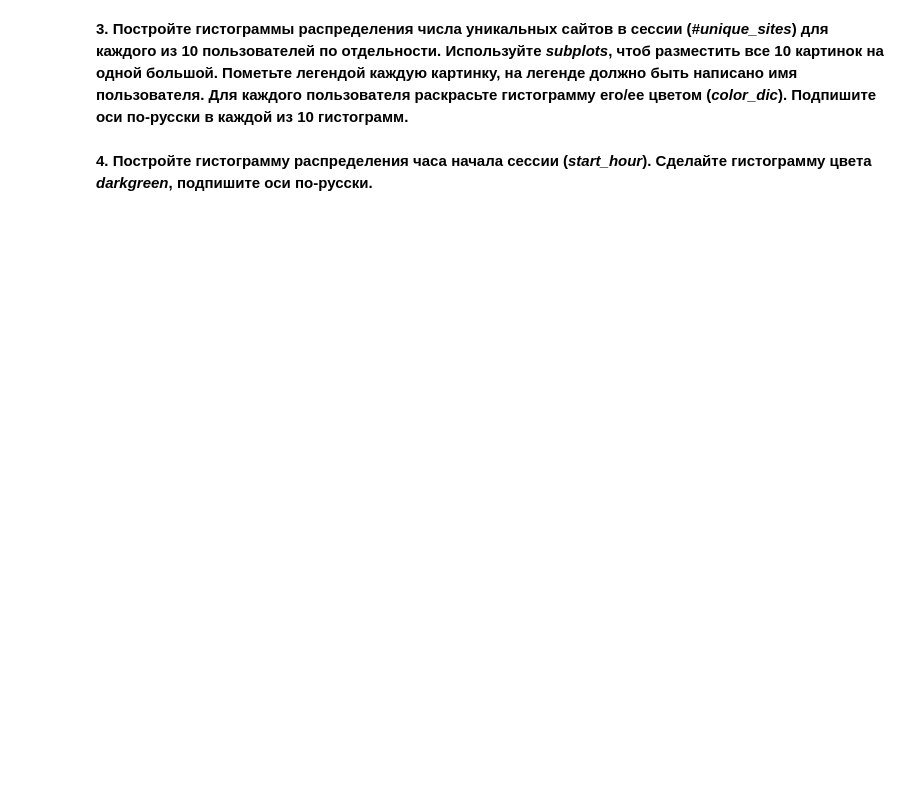
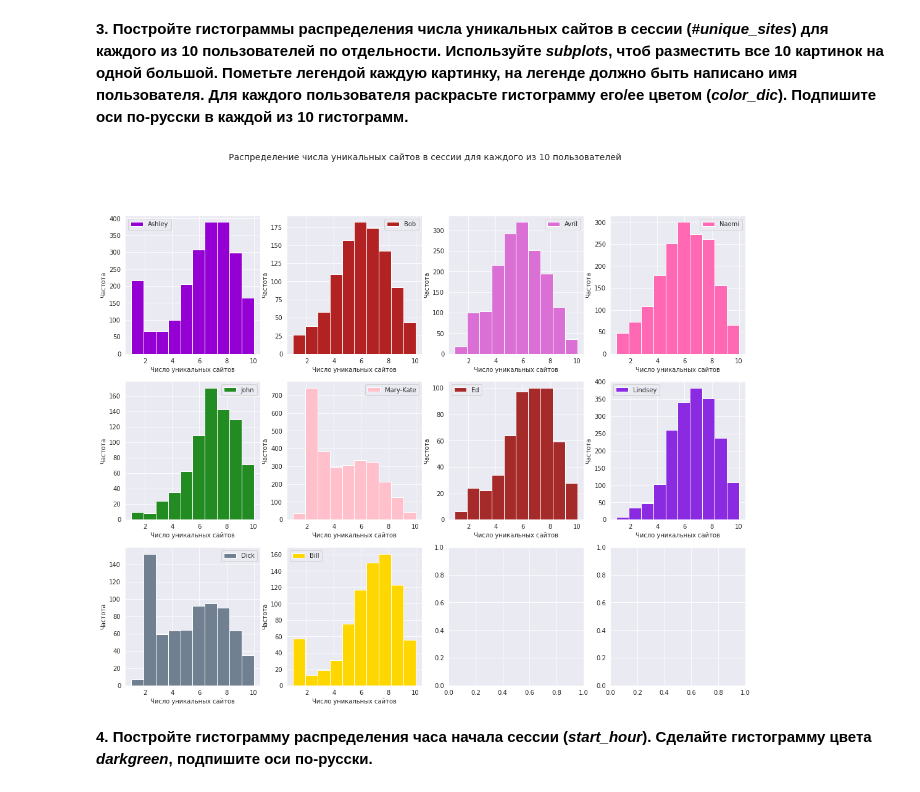
Before and after one commit to kryvokhyzha/capstone-user-identification, a Jupyter notebook: app/week3_original.ipynb, the cells around one changed output. Drawn from its saved outputs; the diff is of its cells as text; code cells hidden in the pictures; blank space fills up the shorter version.

```diff
--- a/app/week3_original.ipynb
+++ b/app/week3_original.ipynb
@@ -214,2 +247,20 @@ for idx, (user, sub_df) in  enumerate(pd.groupby(train_data_10users, 'user_id'))
+# %%
+ncols = 4
+nrows = 3
+fig, axes = plt.subplots(nrows=nrows, ncols=ncols, figsize=(18, 14))
+
+# как вариант, можно и по-другому
+usernames = train_data_10users['target'].unique()
+n = len(usernames)
+for idx, user in enumerate(usernames):
+    ax = axes[idx // ncols][idx % ncols]
+    train_data_10users[train_data_10users['target'] == user]['#unique_sites'].plot(kind='hist', color=color_dic[user], ax=ax, label=user)
+
+    ax.set_xlabel(u'Число уникальных сайтов')
+    ax.set_ylabel(u'Частота')
+    ax.legend()
+plt.suptitle(u'Распределение числа уникальных сайтов в сессии для каждого из 10 пользователей', fontsize=14);
+# %% [output]
+[figure, added]
 # %% [markdown]
 **4. Постройте гистограмму распределения часа начала сессии (*start_hour*). Сделайте гистограмму цвета *darkgreen*, подпишите оси по-русски.**
```
Also changed, not shown: parts of 27 cells of this notebook.
